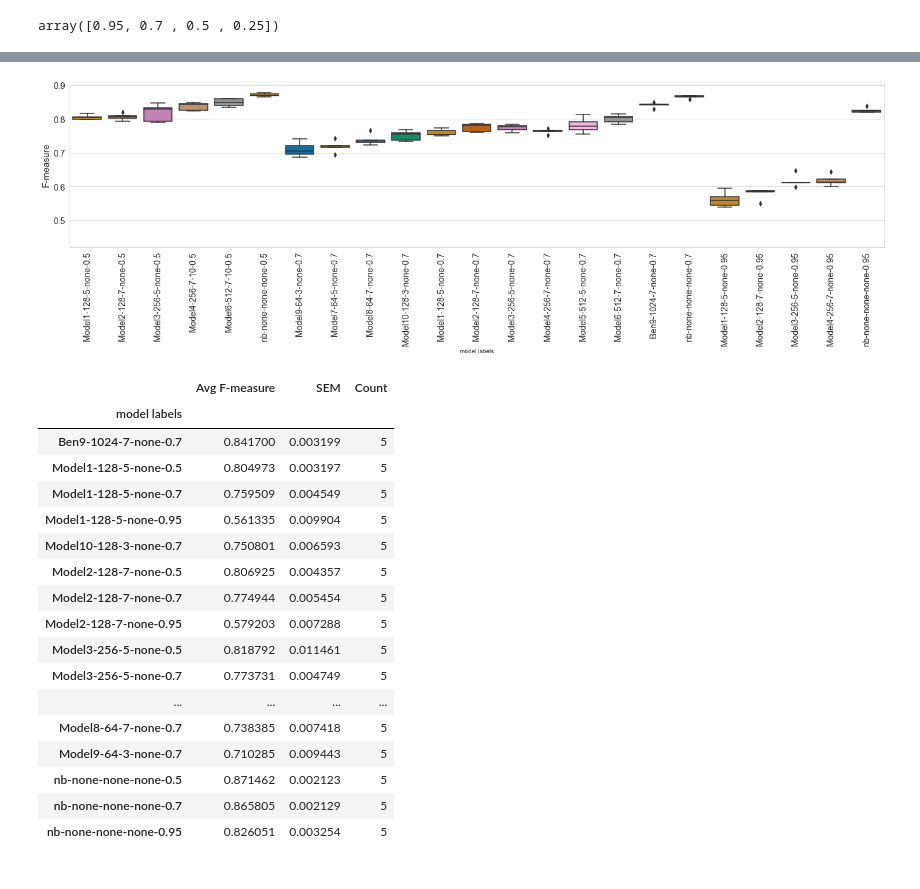
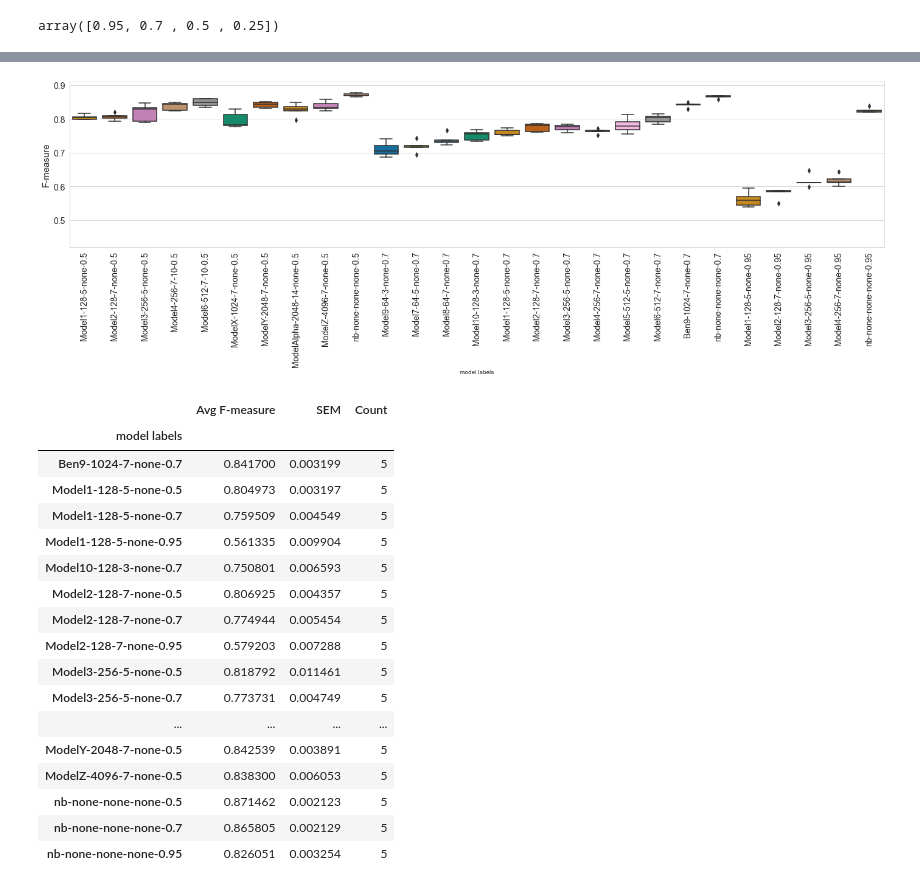
Before and after one commit to BenKaehler/paycheck, a Jupyter notebook: analysis/paycheck-eval-CNN.ipynb, the cells around one changed output, grey strips where cells are left out. Saved outputs shown, nothing was run; the diff lists cells and outputs as text; code cells hidden in the pictures.

```diff
--- a/analysis/paycheck-eval-CNN.ipynb
+++ b/analysis/paycheck-eval-CNN.ipynb
@@ -92,7 +92,8 @@ def _collapse_frequency_table_to_relative_frequency(table, taxonomy, level=7):
         try:
             table_l7 = taxa.methods.collapse(table=table, level=level, taxonomy=taxonomy)
             break
-        except ValueError:
+        except ValueError as e:
+#             raise e
             pass
     rel_freq = feature_table.methods.relative_frequency(table_l7.collapsed_table)
     obs_table = rel_freq.relative_frequency_table.view(pd.DataFrame)
@@ -168,10 +169,15 @@ def _eval_for_class_weights(
         # evaluate composition
         table_fp = os.path.join(frequencies_dir, fn)
         table = qiime2.Artifact.load(table_fp)
-        exp_table = _collapse_frequency_table_to_relative_frequency(
-            table, qiime2.Artifact.load(exp_taxa_fp))
-        obs_table = _collapse_frequency_table_to_relative_frequency(
-            table, qiime2.Artifact.load(obs_taxa_fp))
+        try:
+            exp_table = _collapse_frequency_table_to_relative_frequency(
+                table, qiime2.Artifact.load(exp_taxa_fp))
+            obs_table = _collapse_frequency_table_to_relative_frequency(
+                table, qiime2.Artifact.load(obs_taxa_fp))
+            print("No problem with:", exp_taxa_fp)
+        except Exception as e:
+            print("Problem with:", exp_taxa_fp)
+            raise e
 
         results = _eval_comp_basic(exp_table, obs_table)
         results['class weights'] = cw
@@ -349,0 +374,3 @@ PRF results shape: (2917376, 8)
+# %%
+# load the new models
+additional_prfs = pd.read_csv("/Users/mziemski/feature_classifier_paper/data/eval_cnn/keras-extra/eval_taxa_prf_keras_extra.tsv", sep="\t", index_col=0)[prf_results.columns]
@@ -349,0 +383,5 @@ PRF results shape: (2917376, 8)
+# %%
+# merge both dfs
+print(prf_results.shape, additional_prfs.shape)
+prf_results = pd.concat([prf_results, additional_prfs])
+print(prf_results.shape)
@@ -601,6 +655,7 @@ level7.loc[(level7["model name"] == "Model6") & (level7["model suffix"] == "sg")
 
 level7_selected_models = level7[
     level7['class weights'].str.startswith(tuple((f'Model{i}' for i in range(1,10)))) |
+    level7['class weights'].str.startswith(('ModelAlpha', 'ModelX', 'ModelY', 'ModelZ')) |
     level7['class weights'].str.startswith('nb') |
     level7['class weights'].str.startswith('Ben9')
     ]
@@ -647,30 +703,30 @@ level7_selected_models_weighted[level7_selected_models_weighted["confidence"] ==
 # %%
 metric = "F-measure"
 params = ["filters", "kernel_size"]
 y_lims = [0.42, 0.91] #[0.42, 0.91]
 y_ticks_major = [0.5, 0.91]
 y_ticks_minor = False
 other_columns = ["level", "model name", "confidence", "fold", "class weights", "model suffix", "abundance"]
 conf_levels = [0.5, 0.7, 0.95]
 palette = "colorblind"
-# save_loc = os.path.join(project_dir, sample_types[0], f"fig-{metric}-cnn-allmodels.svg")
+save_loc = os.path.join(project_dir, sample_types[0], f"fig-{metric}-cnn-allmodels-full.svg")
 save_loc = None
 
 data_slice = level7_selected_models_weighted[["F-measure", "Precision", "Recall"] + params + other_columns]
 data_slice = data_slice.fillna('none')
 data_slice["model labels"] = data_slice.apply(generate_model_label, axis=1)
 
 selection1 = (data_slice["model suffix"].isin(['none', '10', 'sg'])) & data_slice["confidence"].isin(conf_levels)
-selection2 = data_slice["model name"].isin([f"Model{x}" for x in range(1, 11)] + ["nb", "Ben9"])
+selection2 = data_slice["model name"].isin([f"Model{x}" for x in range(1, 11)] + ["nb", "Ben9"] + ['ModelAlpha', 'ModelX', 'ModelY', 'ModelZ'])
 selection3 = ~data_slice["model labels"].isin(["Model4-256-7-none-0.5", "Ben9-1024-7-20-0.7", "Model11-none-none-none-0.7", "Model4-256-7-10-0.25"])
 
 data = data_slice[selection1 & selection2 & selection3]
 
 axis_data = plot_all_boxes(data, metric, params, y_ticks_major, y_ticks_minor, y_lims, palette, save_loc=save_loc)
 
 calculate_aggregate_metrics(axis_data, metric, "model labels")
 # %% [output]
-[figure, old version]
+[figure, new version]
 |  | Avg F-measure | SEM | Count |
 | model labels |  |  |  |
 | Ben9-1024-7-none-0.7 | 0.841700 | 0.003199 | 5 |
@@ -684,8 +740,8 @@ calculate_aggregate_metrics(axis_data, metric, "model labels")
 | Model3-256-5-none-0.5 | 0.818792 | 0.011461 | 5 |
 | Model3-256-5-none-0.7 | 0.773731 | 0.004749 | 5 |
 | ... | ... | ... | ... |
-| Model8-64-7-none-0.7 | 0.738385 | 0.007418 | 5 |
-| Model9-64-3-none-0.7 | 0.710285 | 0.009443 | 5 |
+| ModelY-2048-7-none-0.5 | 0.842539 | 0.003891 | 5 |
+| ModelZ-4096-7-none-0.5 | 0.838300 | 0.006053 | 5 |
 | nb-none-none-none-0.5 | 0.871462 | 0.002123 | 5 |
 | nb-none-none-none-0.7 | 0.865805 | 0.002129 | 5 |
 | nb-none-none-none-0.95 | 0.826051 | 0.003254 | 5 |
```
Also changed, not shown: parts of 13 cells of this notebook.
